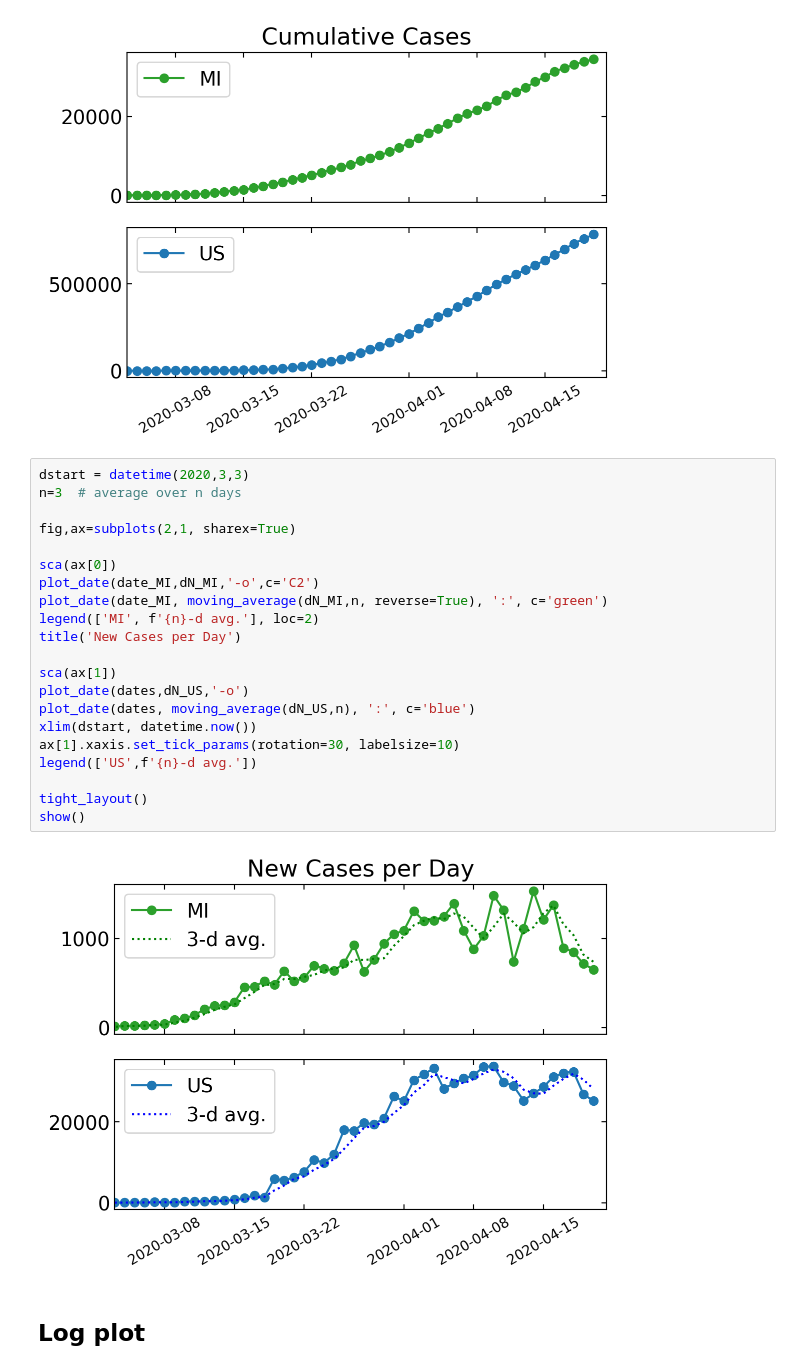
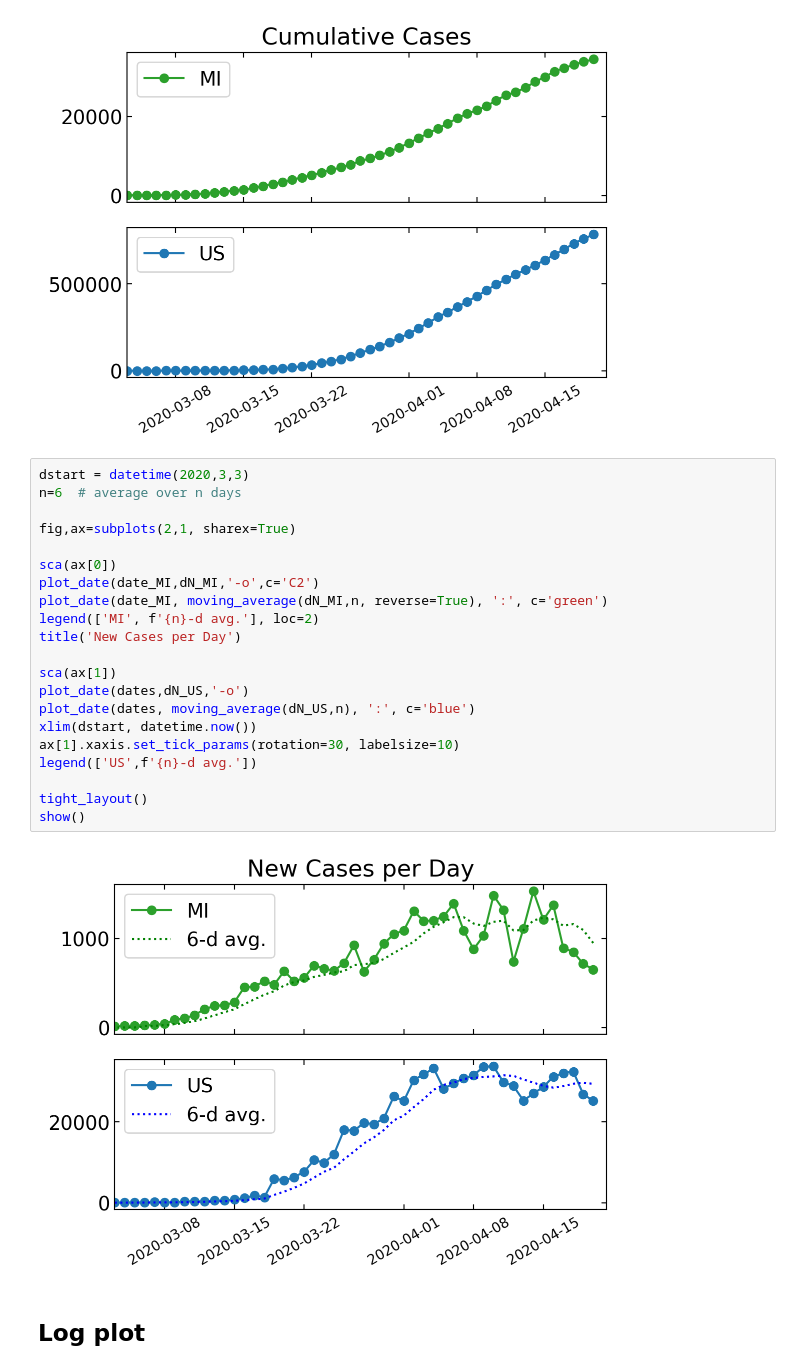
Before and after one commit to scbarton/COVID-19, a Jupyter notebook: Coronavirus COVID-19.ipynb, the cells around one changed output. Drawn from its saved outputs; the diff is of its cells as text.

Commit message:
moving average markers

```diff
--- a/Coronavirus COVID-19.ipynb
+++ b/Coronavirus COVID-19.ipynb
@@ -102,27 +102,27 @@ show()
 [figure]
 # %%
 dstart = datetime(2020,3,3)
-n=3  # average over n days
+n=6  # average over n days
 
 fig,ax=subplots(2,1, sharex=True)
 
 sca(ax[0])
 plot_date(date_MI,dN_MI,'-o',c='C2')
 plot_date(date_MI, moving_average(dN_MI,n, reverse=True), ':', c='green')
 legend(['MI', f'{n}-d avg.'], loc=2)
 title('New Cases per Day')
 
 sca(ax[1])
 plot_date(dates,dN_US,'-o')
 plot_date(dates, moving_average(dN_US,n), ':', c='blue')
 xlim(dstart, datetime.now())
 ax[1].xaxis.set_tick_params(rotation=30, labelsize=10)
 legend(['US',f'{n}-d avg.'])
 
 tight_layout()
 show()
 # %% [output]
-[figure, old version]
+[figure, new version]
 # %% [markdown]
 ## Log plot
 # %%
```
Also changed, not shown: parts of 1 cell of this notebook.
